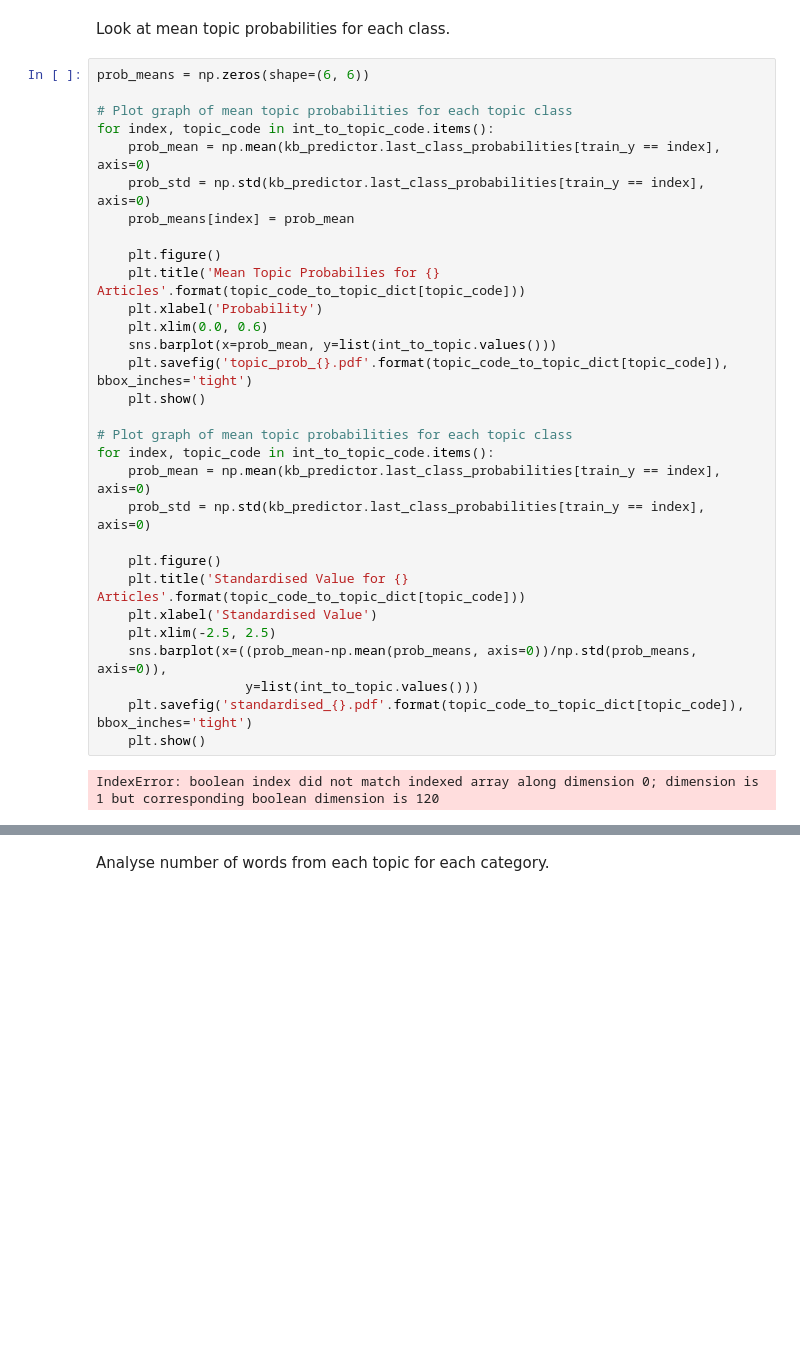
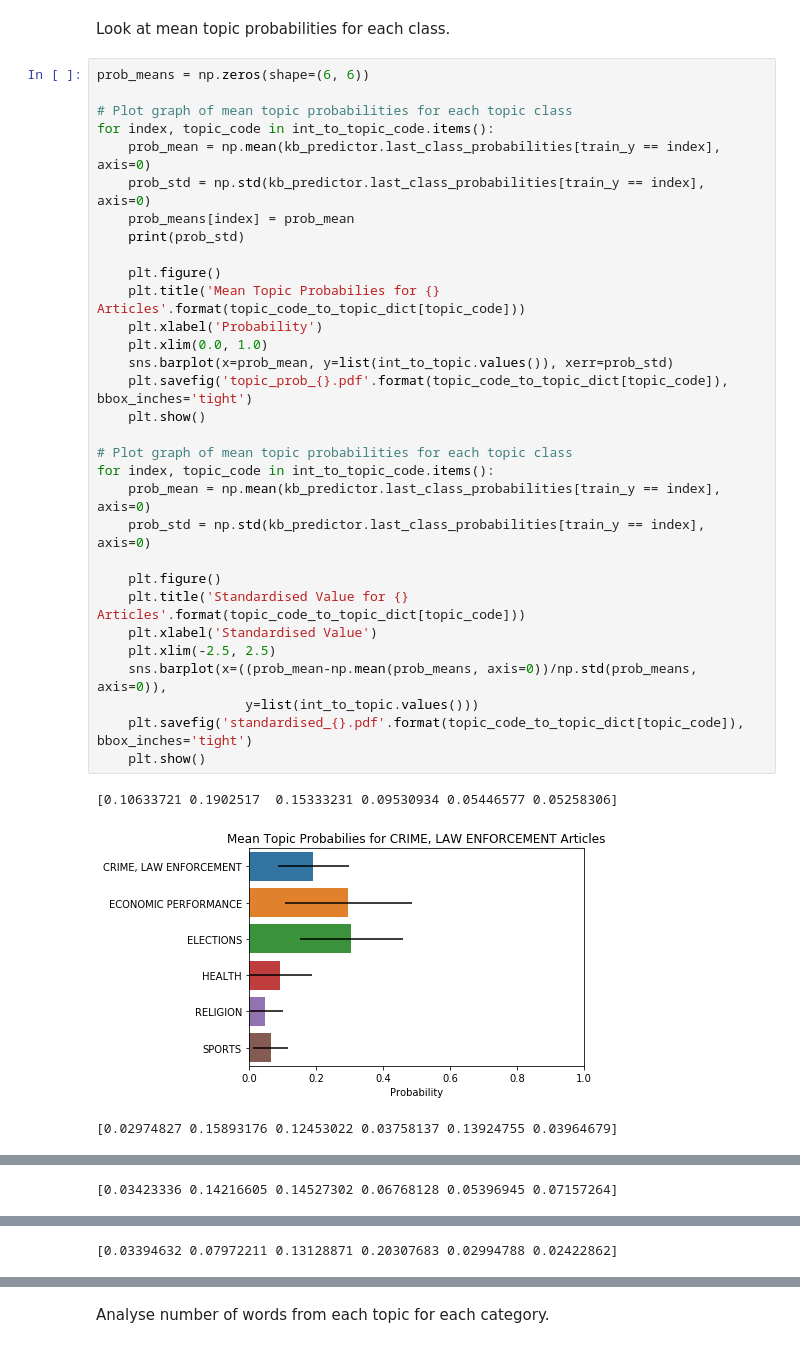
Before and after one commit to dscook/topic-classification-with-kbs, a Jupyter notebook: news-classification/knowledge_base.ipynb, the cells around one changed output, grey strips where cells are left out. Drawn from its saved outputs; the diff is of its cells as text; blank space fills up the shorter version.

```diff
--- a/news-classification/knowledge_base.ipynb
+++ b/news-classification/knowledge_base.ipynb
@@ -73,32 +107,35 @@ Look at mean topic probabilities for each class.
 # %%
 prob_means = np.zeros(shape=(6, 6))
 
 # Plot graph of mean topic probabilities for each topic class
 for index, topic_code in int_to_topic_code.items():
     prob_mean = np.mean(kb_predictor.last_class_probabilities[train_y == index], axis=0)
     prob_std = np.std(kb_predictor.last_class_probabilities[train_y == index], axis=0)
     prob_means[index] = prob_mean
+    print(prob_std)
 
     plt.figure()
     plt.title('Mean Topic Probabilies for {} Articles'.format(topic_code_to_topic_dict[topic_code]))
     plt.xlabel('Probability')
-    plt.xlim(0.0, 0.6)
-    sns.barplot(x=prob_mean, y=list(int_to_topic.values()))
+    plt.xlim(0.0, 1.0)
+    sns.barplot(x=prob_mean, y=list(int_to_topic.values()), xerr=prob_std)
     plt.savefig('topic_prob_{}.pdf'.format(topic_code_to_topic_dict[topic_code]), bbox_inches='tight')
     plt.show()
 
 # Plot graph of mean topic probabilities for each topic class
 for index, topic_code in int_to_topic_code.items():
     prob_mean = np.mean(kb_predictor.last_class_probabilities[train_y == index], axis=0)
     prob_std = np.std(kb_predictor.last_class_probabilities[train_y == index], axis=0)
 
     plt.figure()
     plt.title('Standardised Value for {} Articles'.format(topic_code_to_topic_dict[topic_code]))
     plt.xlabel('Standardised Value')
     plt.xlim(-2.5, 2.5)
     sns.barplot(x=((prob_mean-np.mean(prob_means, axis=0))/np.std(prob_means, axis=0)),
                    y=list(int_to_topic.values()))
     plt.savefig('standardised_{}.pdf'.format(topic_code_to_topic_dict[topic_code]), bbox_inches='tight')
     plt.show()
 # %% [output]
-IndexError: boolean index did not match indexed array along dimension 0; dimension is 1 but corresponding boolean dimension is 120
+[0.10633721 0.1902517  0.15333231 0.09530934 0.05446577 0.05258306]
+[figure, added]
+[0.02974827 0.15893176 0.12453022 0.03758137 0.13924755 0.03964679]
@@ -104,0 +143 @@ IndexError: boolean index did not match indexed array along dimension 0; dimensi
+[0.03423336 0.14216605 0.14527302 0.06768128 0.05396945 0.07157264]
@@ -104,0 +145 @@ IndexError: boolean index did not match indexed array along dimension 0; dimensi
+[0.03394632 0.07972211 0.13128871 0.20307683 0.02994788 0.02422862]
```
Also changed, not shown: parts of 4 cells of this notebook, 12 other files.
